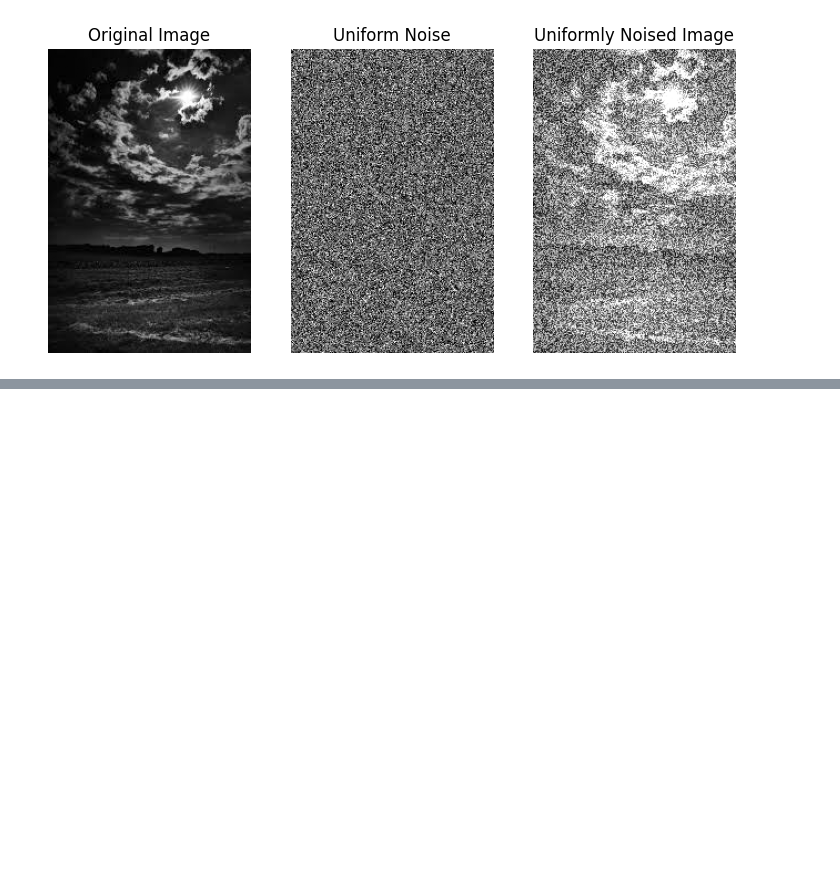
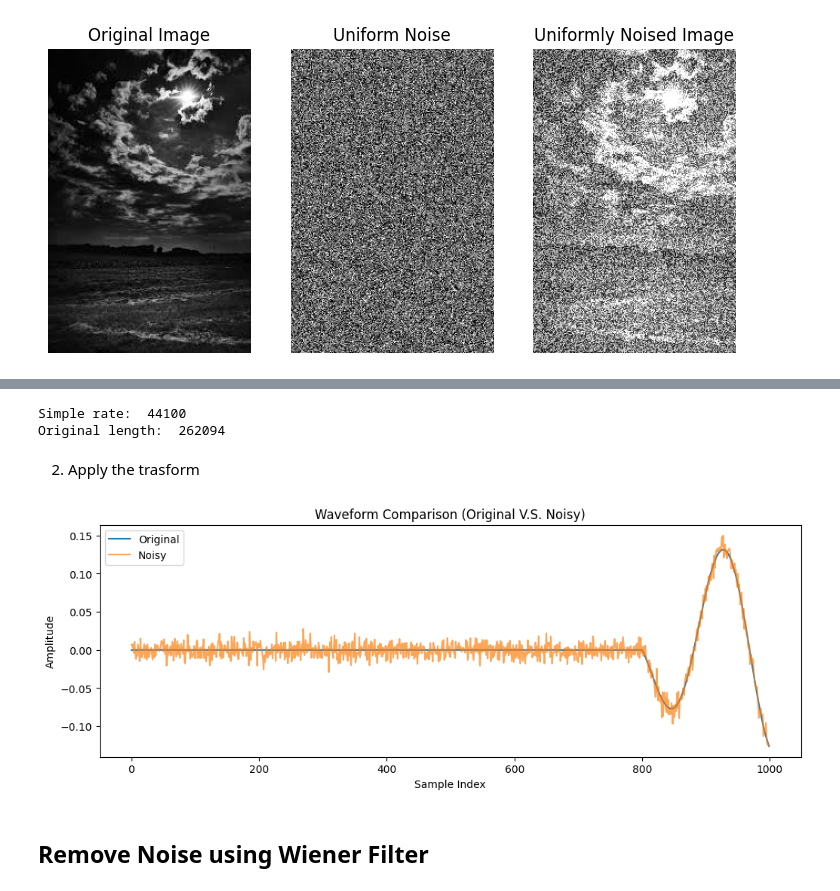
Before and after one commit to Mvryvm-Hvmvky/python-env, a Jupyter notebook: source.ipynb, the cells around one changed output, grey strips where cells are left out. Drawn from its saved outputs; the diff is of its cells as text; code cells hidden in the pictures; blank space fills up the shorter version.

Commit message:
Noising/Denoising Audio

```diff
--- a/source.ipynb
+++ b/source.ipynb
@@ -342,0 +357,63 @@ Text(0.5, 1.0, 'Uniformly Noised Image')
+# %%
+import librosa
+import numpy as np
+from abc import ABC, abstractmethod
+import soundfile as sf
+import simpleaudio as sa
+import matplotlib.pyplot as plt
+
+y, sr = librosa.load('audios/file_example_WAV_1MG.wav', sr = None)
+sf.write('audios/file_example_WAV_1MG.wav', y, sr)
+wave_obj = sa.WaveObject.from_wave_file('audios/file_example_WAV_1MG.wav')
+
+print('Simple rate: ', sr)
+print('Original length: ', len(y))
+
+class AudioTransform:
+    def __init__(self, always_apply: bool = False, p: float = 0.5):
+        self.always_apply = always_apply
+        self.p = p
+
+    def __call__(self, y: np.ndarray, **params) -> np.ndarray:
+        """
+        Checks probability and applies the transformation if needed.
+        """
+        if self.always_apply or np.random.rand() < self.p:
+            return self.apply(y, **params)
+        return y
+
+class AddGaussianNoise(AudioTransform):
+    def __init__(self, always_apply = False, p = 0.5, max_noise_amplitude = 0.05):
+        """
+        Adds Gaussian noise to audio.
+
+        """
+        super().__init__(always_apply, p)
+        self.noise_amplitude = (0.0, max_noise_amplitude)
+
+    def apply(self, y: np.ndarray):
+        noise_amplitude = np.random.uniform(*self.noise_amplitude)
+        noise = np.random.randn(len(y))
+        augmented = (y + noise * noise_amplitude).astype(y.dtype)
+        return augmented
+# %% [output]
+Simple rate:  44100
+Original length:  262094
+# %% [markdown]
+2. Apply the trasform
+# %%
+transform = AddGaussianNoise(always_apply = True, max_noise_amplitude = 0.05)
+y_noisy = transform(y)
+
+plt.figure(figsize=(12, 4))
+plt.plot(y[:1000], label = 'Original')
+plt.plot(y_noisy[:1000], label = 'Noisy', alpha = 0.7)
+plt.legend()
+plt.title('Waveform Comparison (Original V.S. Noisy)')
+plt.xlabel('Sample Index')
+plt.ylabel('Amplitude')
+plt.show()
+# %% [output]
+[figure, added]
+# %% [markdown]
+## Remove Noise using Wiener Filter
```
Also changed, not shown: parts of 2 cells of this notebook, 3 other files.
